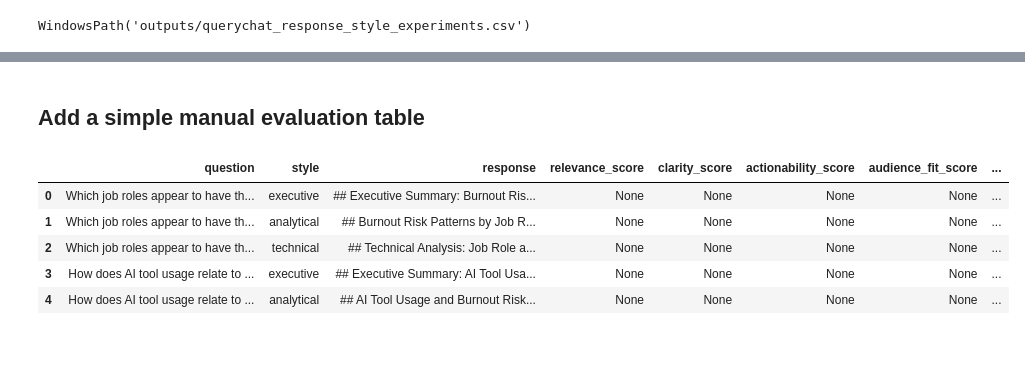
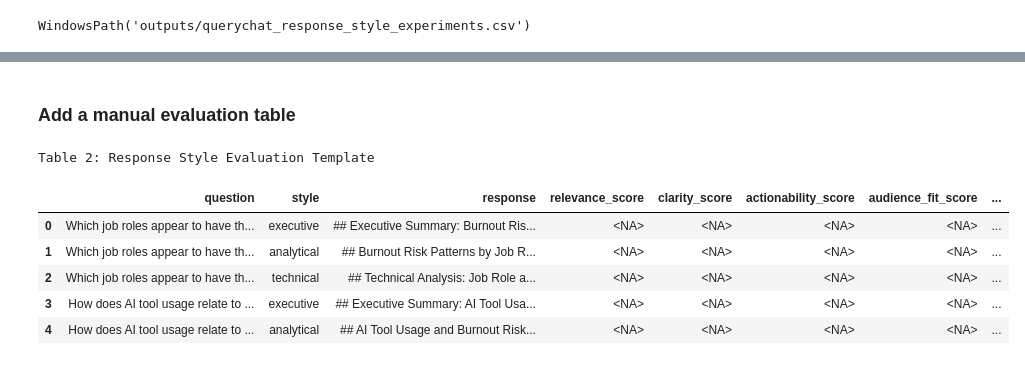
Before and after one commit to UBC-MDS/DSCI-532_2026_9_burnout-checkup, a Jupyter notebook: notebooks/user_facing_control_exp.ipynb, the cells around one changed output, grey strips where cells are left out. Cells and saved outputs as stored; diff of their text form; code cells hidden in the pictures.

Commit message:
docs: add scoring, discussion, and final decision for querychat style experiment

```diff
--- a/notebooks/user_facing_control_exp.ipynb
+++ b/notebooks/user_facing_control_exp.ipynb
@@ -377,21 +485,37 @@ WindowsPath('outputs/querychat_response_style_experiments.csv')
 # %% [markdown]
-## Add a simple manual evaluation table
+### Add a manual evaluation table
 # %%
+# Create evaluation table from experiment results
 evaluation_template = experiment_df.copy()
-evaluation_template["relevance_score"] = None
-evaluation_template["clarity_score"] = None
-evaluation_template["actionability_score"] = None
-evaluation_template["audience_fit_score"] = None
+
+# Add explicit scoring columns
+# Scale: 1 = poor, 3 = acceptable, 5 = strong
+evaluation_template["relevance_score"] = pd.NA
+evaluation_template["clarity_score"] = pd.NA
+evaluation_template["actionability_score"] = pd.NA
+evaluation_template["audience_fit_score"] = pd.NA
+evaluation_template["faithfulness_score"] = pd.NA
+
+# Overall summary score for easier comparison later
+evaluation_template["overall_score"] = pd.NA
+
+# Short qualitative notes for what worked/did not work
 evaluation_template["notes"] = ""
 
+# Final recommendation flag per row
+evaluation_template["recommended_for"] = ""
+
+# Save blank evaluation template
 evaluation_path = output_dir / "querychat_response_style_evaluation_template.csv"
 evaluation_template.to_csv(evaluation_path, index=False)
 
+print("Table 2: Response Style Evaluation Template\n")
 evaluation_template.head()
 # %% [output]
+Table 2: Response Style Evaluation Template
 |  | question | style | response | relevance_score | clarity_score | actionability_score | audience_fit_score | ... |
-| 0 | Which job roles appear to have th... | executive | ## Executive Summary: Burnout Ris... | None | None | None | None | ... |
-| 1 | Which job roles appear to have th... | analytical | ## Burnout Risk Patterns by Job R... | None | None | None | None | ... |
-| 2 | Which job roles appear to have th... | technical | ## Technical Analysis: Job Role a... | None | None | None | None | ... |
-| 3 | How does AI tool usage relate to ... | executive | ## Executive Summary: AI Tool Usa... | None | None | None | None | ... |
-| 4 | How does AI tool usage relate to ... | analytical | ## AI Tool Usage and Burnout Risk... | None | None | None | None | ... |
+| 0 | Which job roles appear to have th... | executive | ## Executive Summary: Burnout Ris... | <NA> | <NA> | <NA> | <NA> | ... |
+| 1 | Which job roles appear to have th... | analytical | ## Burnout Risk Patterns by Job R... | <NA> | <NA> | <NA> | <NA> | ... |
+| 2 | Which job roles appear to have th... | technical | ## Technical Analysis: Job Role a... | <NA> | <NA> | <NA> | <NA> | ... |
+| 3 | How does AI tool usage relate to ... | executive | ## Executive Summary: AI Tool Usa... | <NA> | <NA> | <NA> | <NA> | ... |
+| 4 | How does AI tool usage relate to ... | analytical | ## AI Tool Usage and Burnout Risk... | <NA> | <NA> | <NA> | <NA> | ... |
```
Also changed, not shown: parts of 29 cells of this notebook, 4 other files.
